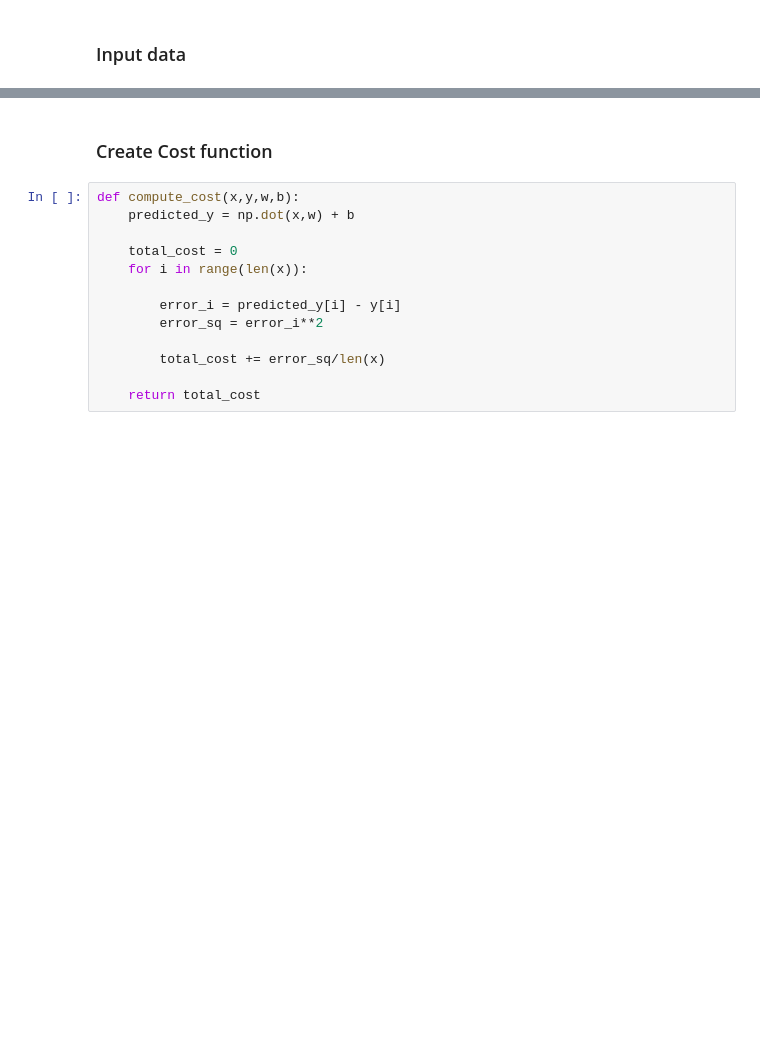
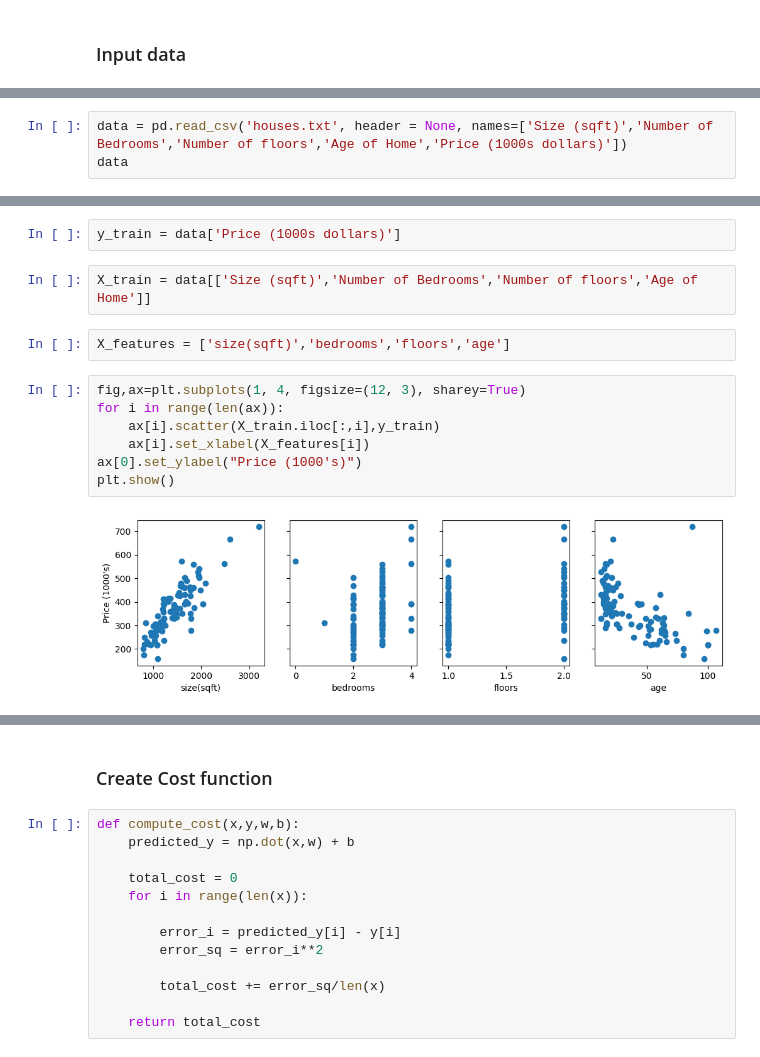
Before and after one commit to Abhinavsharmarj/machine-learning, a Jupyter notebook: multiple-linear-regression-normalization.ipynb, the cells around one changed output, grey strips where cells are left out. Cells and saved outputs as stored; diff of their text form; blank space fills up the shorter version.

```diff
--- a/multiple-linear-regression-normalization.ipynb
+++ b/multiple-linear-regression-normalization.ipynb
@@ -25,0 +10,3 @@ normalize([x[0] for x in X_train])
+# %%
+data = pd.read_csv('houses.txt', header = None, names=['Size (sqft)','Number of Bedrooms','Number of floors','Age of Home','Price (1000s dollars)'])
+data
@@ -25,0 +27,15 @@ normalize([x[0] for x in X_train])
+# %%
+y_train = data['Price (1000s dollars)']
+# %%
+X_train = data[['Size (sqft)','Number of Bedrooms','Number of floors','Age of Home']]
+# %%
+X_features = ['size(sqft)','bedrooms','floors','age']
+# %%
+fig,ax=plt.subplots(1, 4, figsize=(12, 3), sharey=True)
+for i in range(len(ax)):
+    ax[i].scatter(X_train.iloc[:,i],y_train)
+    ax[i].set_xlabel(X_features[i])
+ax[0].set_ylabel("Price (1000's)")
+plt.show()
+# %% [output]
+[figure, added]
```
Also changed, not shown: parts of 12 cells of this notebook, 1 other file.
